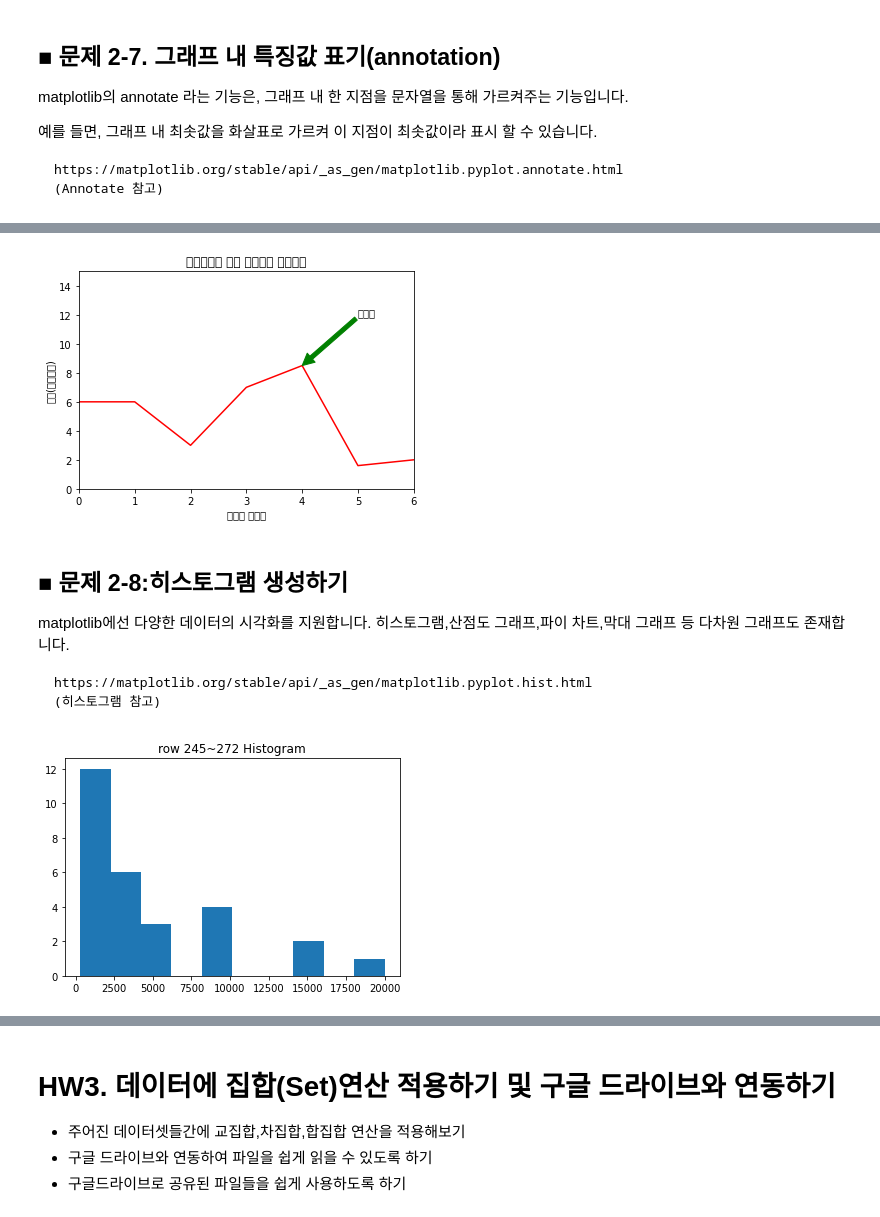
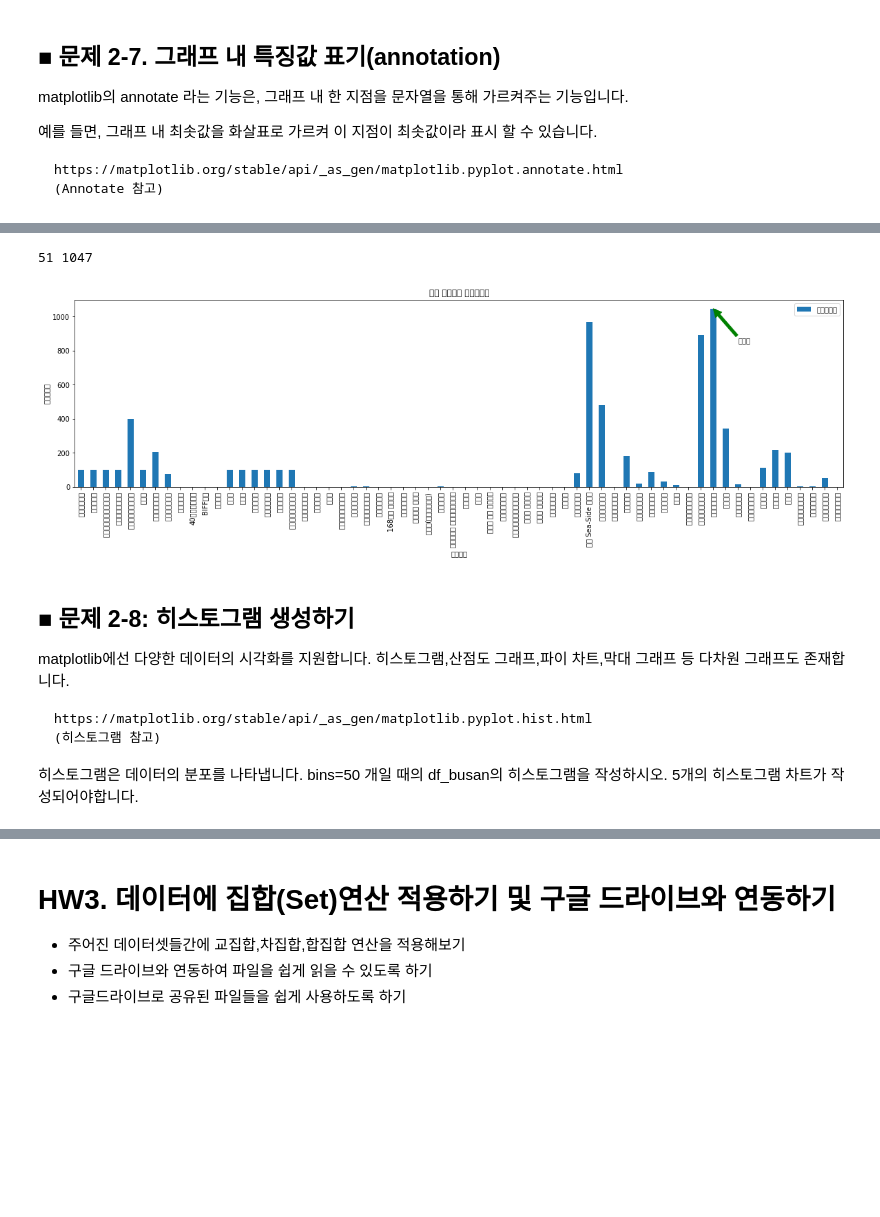
Before and after one commit to chunsejin/dismath, a Jupyter notebook: 주제3_(1-3)_부산시_관광_데이터_분석하기.ipynb, the cells around one changed output, grey strips where cells are left out. Drawn from its saved outputs; the diff is of its cells as text; code cells hidden in the pictures; blank space fills up the shorter version.

````diff
--- a/주제3_(1-3)_부산시_관광_데이터_분석하기.ipynb
+++ b/주제3_(1-3)_부산시_관광_데이터_분석하기.ipynb
@@ -492,20 +565,22 @@ https://matplotlib.org/stable/api/_as_gen/matplotlib.pyplot.annotate.html
-# %%
-pyplot.plot(ds_list,'r')
-max_list = ds_list[0]
-for i in range(len(ds_list)):
-  if(max_list < ds_list[i]):
-    max_list_y = ds_list[i]
-    max_list_x = i
-pyplot.annotate('최대값',xy=(max_list_x,max_list_y),xytext=(5,12),arrowprops={'color':'green'})
-pyplot.title('부산광역시 북구 산책로의 산책거리')
-pyplot.xlabel('데이터 인덱스')
-pyplot.ylabel('거리(킬로미터)')
-pyplot.axis((0,6,0,15))
-pyplot.show()
-# %% [output]
-[figure, removed]
+# %%
+df_busan = df_busan.reset_index()
+df_busan['주차가능수'] = pd.to_numeric(df_busan['주차가능수'])
+# %%
+# your code here
+# your code here
+
+df_busan.plot(kind='bar', y='주차가능수', x='관광지명', figsize=(20,5))
+plt.annotate('최대값', xy=(x_annotate,max_value), xytext=(x_annotate+2, max_value-200),arrowprops={'color':'green'})
+
+plt.title('부산 관광지별 주차가능수')
+plt.xlabel('관광지명')
+plt.ylabel('주차가능수')
+plt.show()
+# %% [output]
+51 1047
+[figure, added]
 # %% [markdown]
-## ■ 문제 2-8:히스토그램 생성하기
+## ■ 문제 2-8: 히스토그램 생성하기
 matplotlib에선 다양한 데이터의 시각화를 지원합니다.
 히스토그램,산점도 그래프,파이 차트,막대 그래프 등 다차원 그래프도 존재합니다.
 
@@ -513,12 +588,4 @@ matplotlib에선 다양한 데이터의 시각화를 지원합니다.
 https://matplotlib.org/stable/api/_as_gen/matplotlib.pyplot.hist.html
 (히스토그램 참고)
 ```
+히스토그램은 데이터의 분포를 나타냅니다. bins=50 개일 때의 df_busan의 히스토그램을 작성하시오. 5개의 히스토그램 차트가 작성되어야합니다.
-# %%
-df_list3 = df.loc[245:272,'수용인원수'].values.tolist()
-df_list3 = list(map(int,df_list3))
-df_list3.sort()
-pyplot.hist(df_list3)
-pyplot.title('row 245~272 Histogram')
-pyplot.show()
-# %% [output]
-[figure, removed]
````
Also changed, not shown: parts of 83 cells of this notebook, 7 other files.
